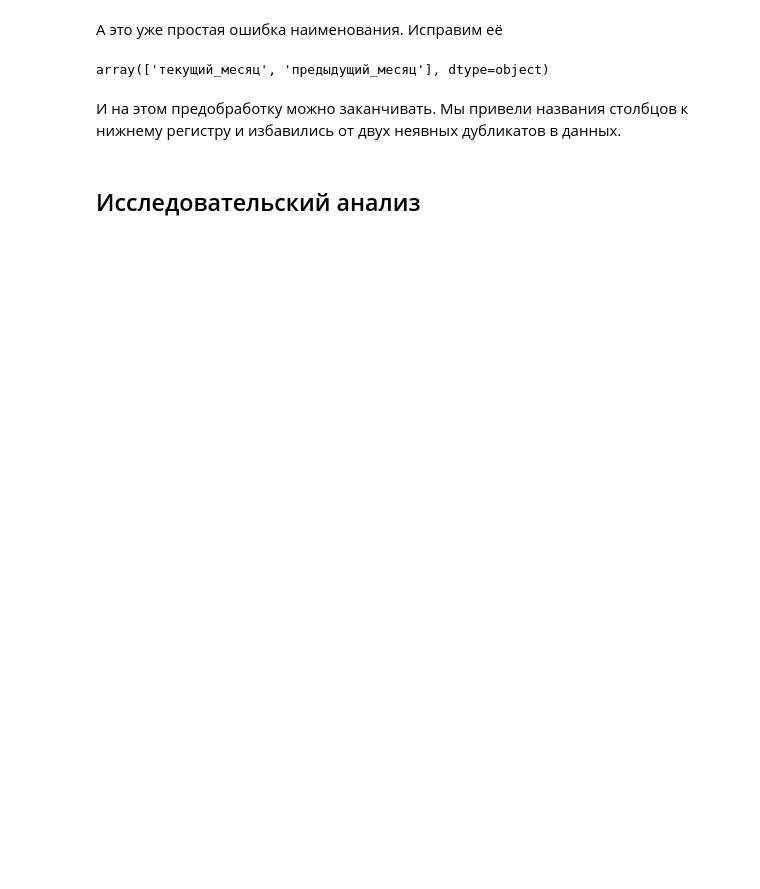
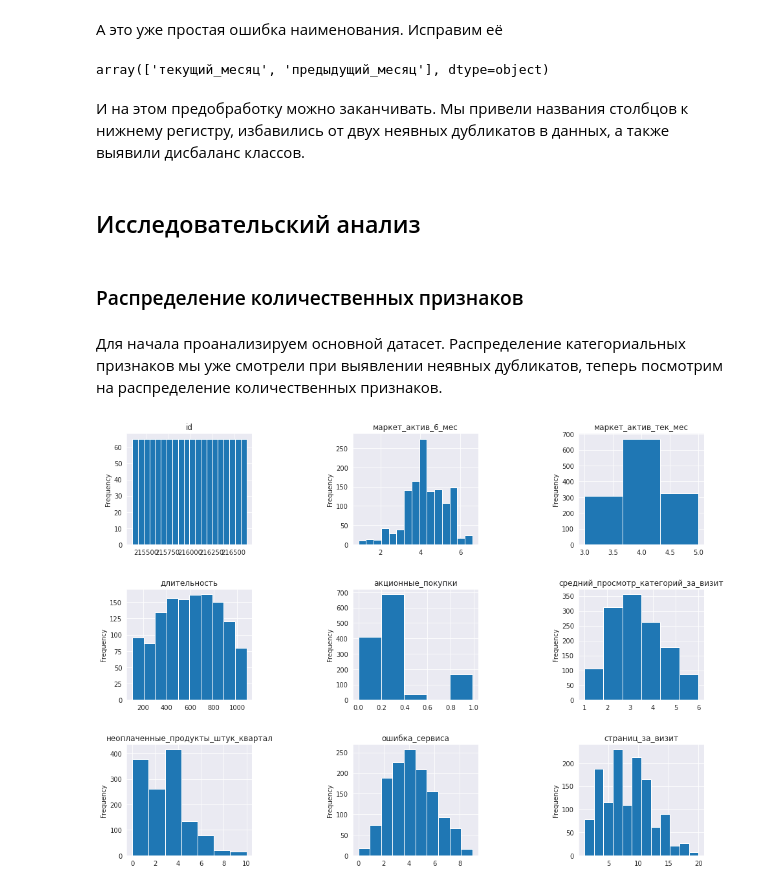
Before and after one commit to Maksim1004/data_science_studying, a Jupyter notebook: online_store_offers.ipynb, the cells around one changed output. Drawn from its saved outputs; the diff is of its cells as text; code cells hidden in the pictures; blank space fills up the shorter version.

Commit message:
Закончил исследовательский анализ, избавился от аномалий, объединил таблицы, начал корреляционный анализ

```diff
--- a/online_store_offers.ipynb
+++ b/online_store_offers.ipynb
@@ -286,6 +292,23 @@ ds_time['период'].unique()
 # %% [output]
 array(['текущий_месяц', 'предыдущий_месяц'], dtype=object)
 # %% [markdown]
-И на этом предобработку можно заканчивать. Мы привели названия столбцов к нижнему регистру и избавились от двух неявных дубликатов в данных.
+И на этом предобработку можно заканчивать. Мы привели названия столбцов к нижнему регистру, избавились от двух неявных дубликатов в данных, а также выявили дисбаланс классов.
 # %% [markdown]
 ## Исследовательский анализ
+# %% [markdown]
+### Распределение количественных признаков
+# %% [markdown]
+Для начала проанализируем основной датасет. Распределение категориальных признаков мы уже смотрели при выявлении неявных дубликатов, теперь посмотрим на распределение количественных признаков.
+# %%
+fig, axes = plt.subplots(nrows=3, ncols=3)
+j=0
+bins=[20, 15, 3, 10, 5, 6, 7, 10, 12]
+for i in ds_main.select_dtypes(include='number').columns:
+    ds_main[i].plot(kind='hist', bins=bins[j], ax=axes[j//3, j%3], figsize=(16, 12), grid=True)
+    axes[j//3, j%3].set_title(i)
+    j+=1
+
+plt.subplots_adjust(wspace=0.8, hspace=0.4)
+plt.show()
+# %% [output]
+[figure, added]
```
Also changed, not shown: parts of 28 cells of this notebook.
